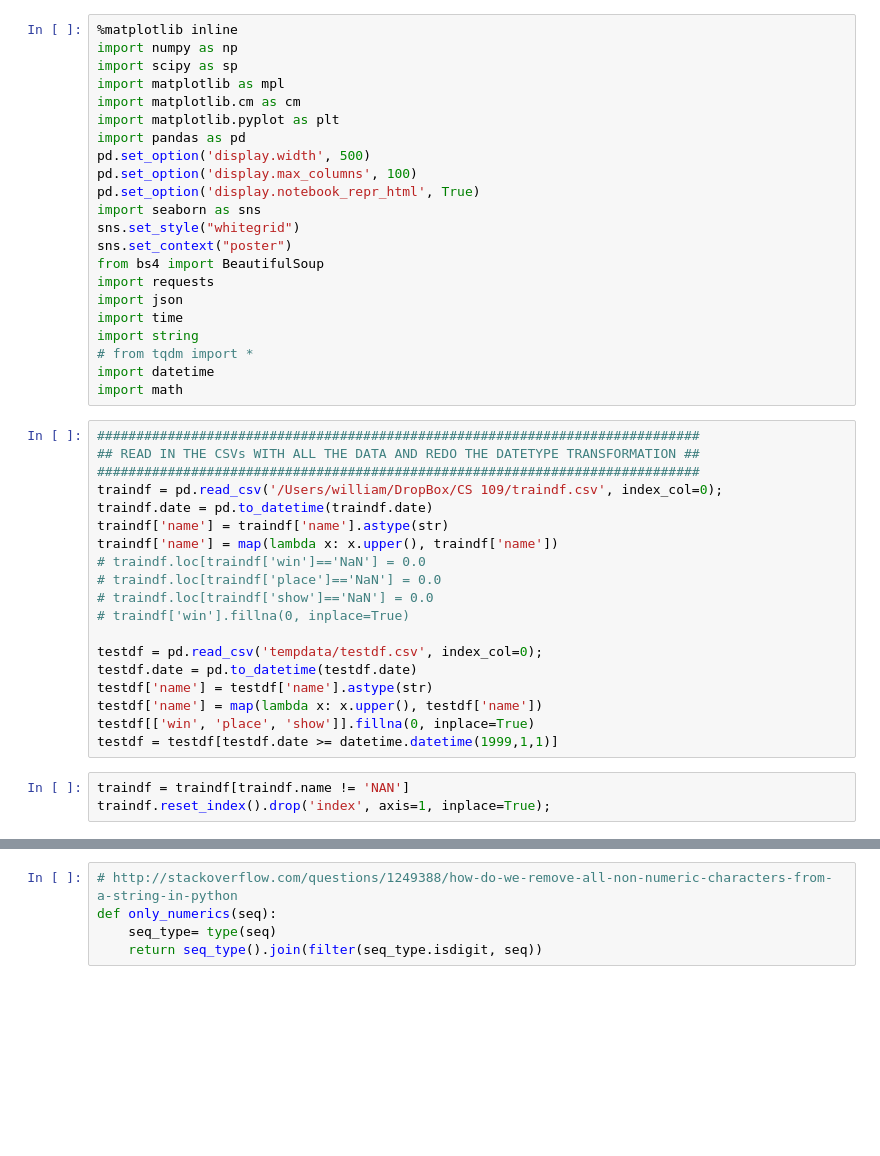
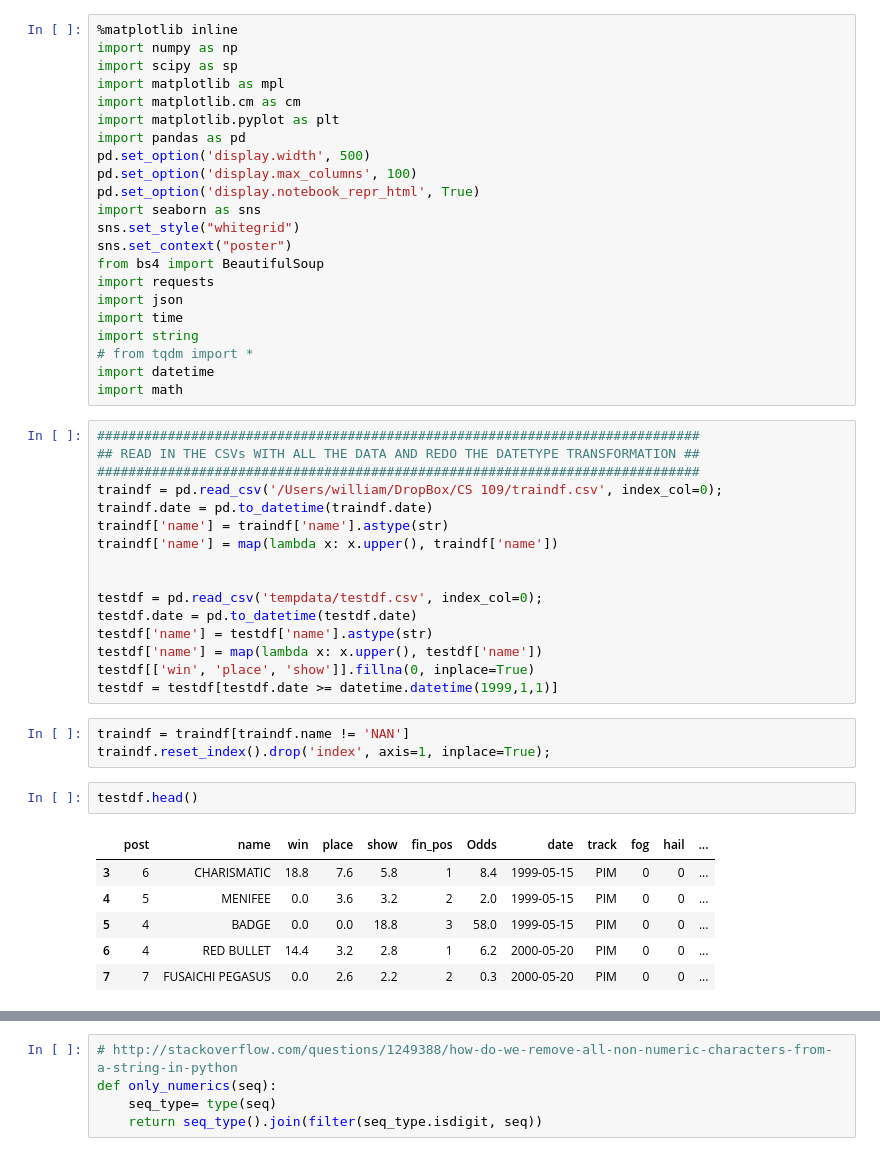
Before and after one commit to gebailey23/prettyponies, a Jupyter notebook: Making Models-William.ipynb, the cells around one changed output, grey strips where cells are left out. Drawn from its saved outputs; the diff is of its cells as text; blank space fills up the shorter version.

```diff
--- a/Making Models-William.ipynb
+++ b/Making Models-William.ipynb
@@ -30,10 +30,7 @@ traindf = pd.read_csv('/Users/william/DropBox/CS 109/traindf.csv', index_col=0);
 traindf.date = pd.to_datetime(traindf.date)
 traindf['name'] = traindf['name'].astype(str)
 traindf['name'] = map(lambda x: x.upper(), traindf['name'])
-# traindf.loc[traindf['win']=='NaN'] = 0.0
-# traindf.loc[traindf['place']=='NaN'] = 0.0
-# traindf.loc[traindf['show']=='NaN'] = 0.0
-# traindf['win'].fillna(0, inplace=True)
+
 
 testdf = pd.read_csv('tempdata/testdf.csv', index_col=0);
 testdf.date = pd.to_datetime(testdf.date)
@@ -44,4 +41,13 @@ testdf = testdf[testdf.date >= datetime.datetime(1999,1,1)]
 # %%
 traindf = traindf[traindf.name != 'NAN']
 traindf.reset_index().drop('index', axis=1, inplace=True);
+# %%
+testdf.head()
+# %% [output]
+|  | post | name | win | place | show | fin_pos | Odds | date | track | fog | hail | ... |
+| 3 | 6 | CHARISMATIC | 18.8 | 7.6 | 5.8 | 1 | 8.4 | 1999-05-15 | PIM | 0 | 0 | ... |
+| 4 | 5 | MENIFEE | 0.0 | 3.6 | 3.2 | 2 | 2.0 | 1999-05-15 | PIM | 0 | 0 | ... |
+| 5 | 4 | BADGE | 0.0 | 0.0 | 18.8 | 3 | 58.0 | 1999-05-15 | PIM | 0 | 0 | ... |
+| 6 | 4 | RED BULLET | 14.4 | 3.2 | 2.8 | 1 | 6.2 | 2000-05-20 | PIM | 0 | 0 | ... |
+| 7 | 7 | FUSAICHI PEGASUS | 0.0 | 2.6 | 2.2 | 2 | 0.3 | 2000-05-20 | PIM | 0 | 0 | ... |
 # %%
```
Also changed, not shown: parts of 1 cell of this notebook.
